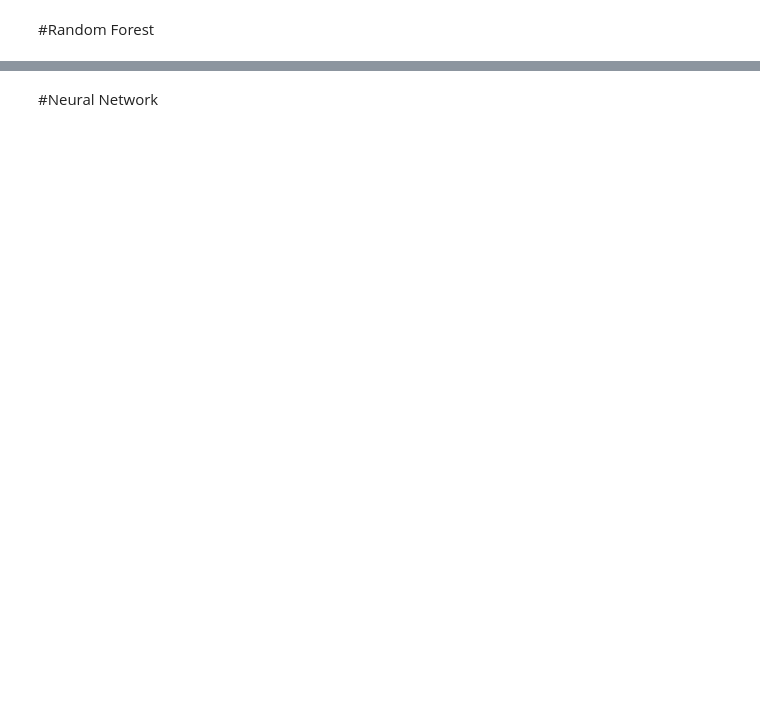
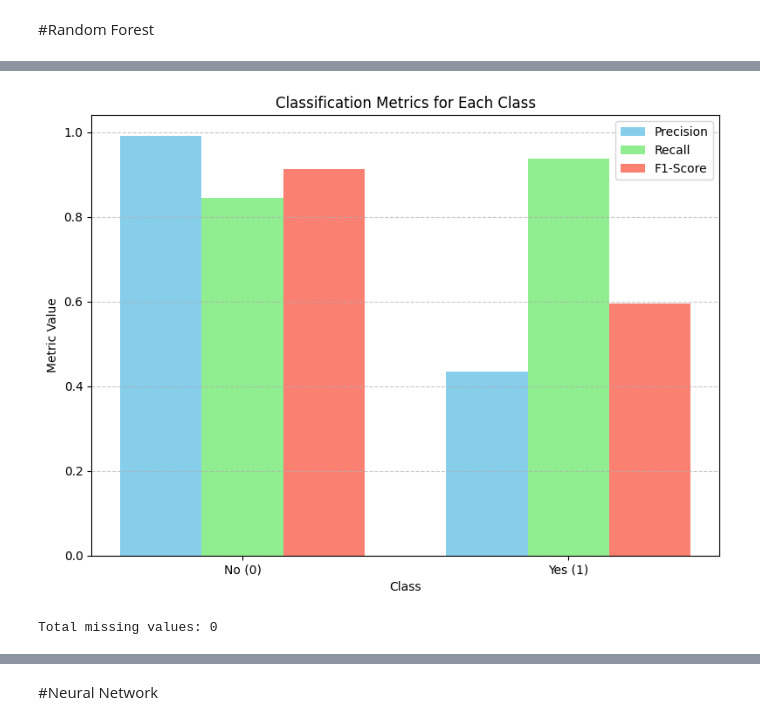
Before and after one commit to dilshanindi/Bank_Marketing, a Jupyter notebook: ML_CW.ipynb, the cells around one changed output, grey strips where cells are left out. Saved outputs shown, nothing was run; the diff lists cells and outputs as text; code cells hidden in the pictures; blank space fills up the shorter version.

```diff
--- a/ML_CW.ipynb
+++ b/ML_CW.ipynb
@@ -324,0 +415,35 @@ Random Forest Results Table:
+# %%
+from sklearn.metrics import precision_recall_fscore_support
+
+y_pred_rf = rf_model.predict(X_test)
+
+precision, recall, f1_score, _ = precision_recall_fscore_support(y_test, y_pred_rf)
+
+metrics = {
+    "Class": ["No (0)", "Yes (1)"],
+    "Precision": precision,
+    "Recall": recall,
+    "F1-Score": f1_score
+}
+
+x = np.arange(len(metrics["Class"]))
+width = 0.25
+
+fig, ax = plt.subplots(figsize=(8, 6))
+
+ax.bar(x - width, metrics["Precision"], width, label="Precision", color="skyblue")
+ax.bar(x, metrics["Recall"], width, label="Recall", color="lightgreen")
+ax.bar(x + width, metrics["F1-Score"], width, label="F1-Score", color="salmon")
+
+ax.set_xlabel("Class")
+ax.set_ylabel("Metric Value")
+ax.set_title("Classification Metrics for Each Class")
+ax.set_xticks(x)
+ax.set_xticklabels(metrics["Class"])
+ax.legend()
+ax.grid(axis="y", linestyle="--", alpha=0.7)
+
+plt.tight_layout()
+plt.show()
+# %% [output]
+[figure, added]
@@ -324,0 +472,4 @@ Random Forest Results Table:
+# %%
+print("Total missing values:", np.isnan(X).sum())
+# %% [output]
+Total missing values: 0
```
Also changed, not shown: parts of 42 cells of this notebook.
